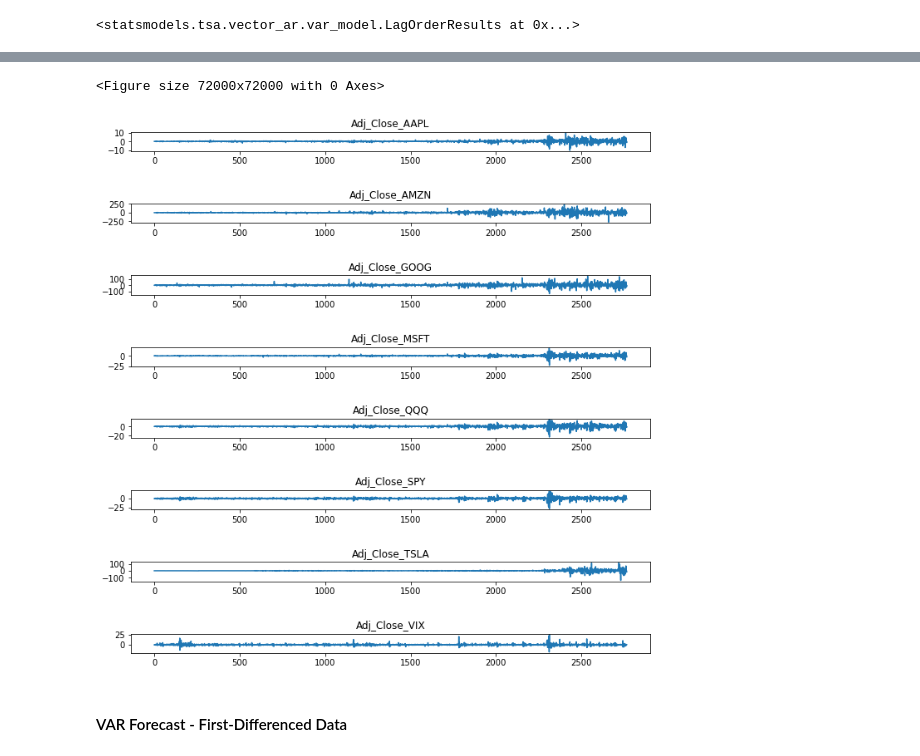
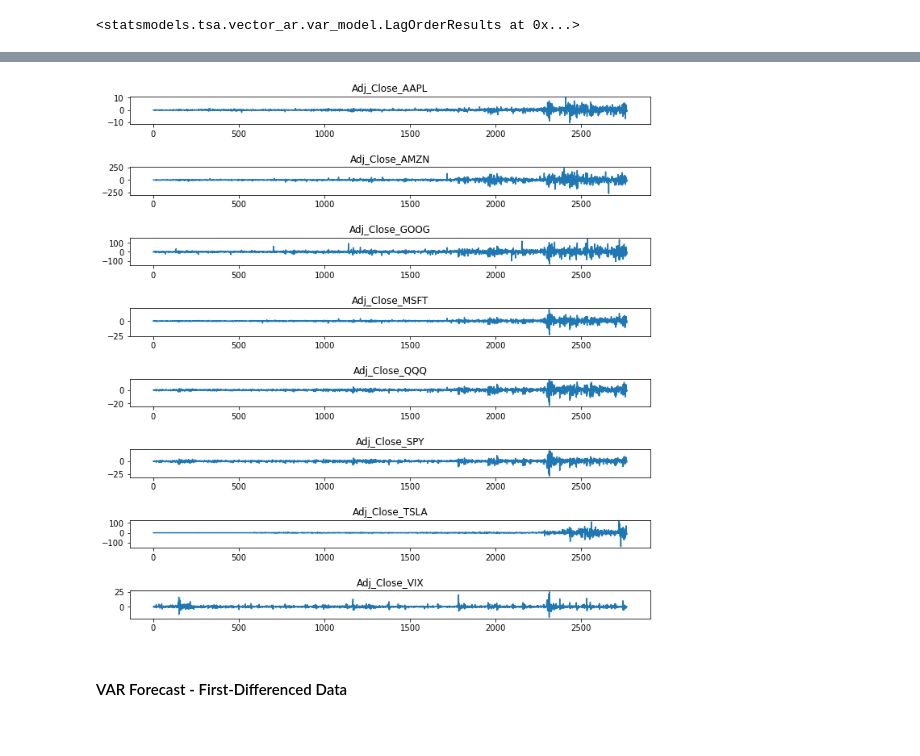
Before and after one commit to mh0805/Equity-price-prediction-and-forecast-with-Time-series-analysis-and-Machine-Learning, a Jupyter notebook: 3. Data Pre-processing & Modeling.ipynb, the cells around one changed output, grey strips where cells are left out. Saved outputs shown, nothing was run; the diff lists cells and outputs as text; code cells hidden in the pictures.

```diff
--- a/3. Data Pre-processing & Modeling.ipynb
+++ b/3. Data Pre-processing & Modeling.ipynb
@@ -23,6 +29,9 @@ df = pd.read_csv('./data/post_EDA_df.csv')
 
 # Setting 'Date' column as index
 df.set_index('Date', inplace=True)
+
+# Setting the Index as Datetime
+df.index = pd.to_datetime(df.index)
 # %%
 # DataFrame check
 df.info()
@@ -666,13 +823,10 @@ Adj_Close_SPY           0.654711        0.555337        0.707971        0.756746
 Adj_Close_TSLA          0.345100        0.259740        0.234218        0.309558       0.425581       0.260582        1.000000      -0.156578
 Adj_Close_VIX          -0.457328       -0.389148       -0.545932       -0.550116      -0.682418      -0.803250       -0.156578       1.000000
 # %%
-fig = plt.figure(figsize=(8,6))
-fig.set_size_inches(1000, 1000)
 results_VAR_diff.plot()
-plt.tight_layout(pad = 3.0)
+plt.tight_layout(pad = 2.0);
 # %% [output]
-<Figure size 72000x72000 with 0 Axes>
-[figure, old version]
+[figure, new version]
 # %% [markdown]
 #### VAR Forecast - First-Differenced Data
 # %%
```
Also changed, not shown: parts of 106 cells of this notebook, 16 other files.
